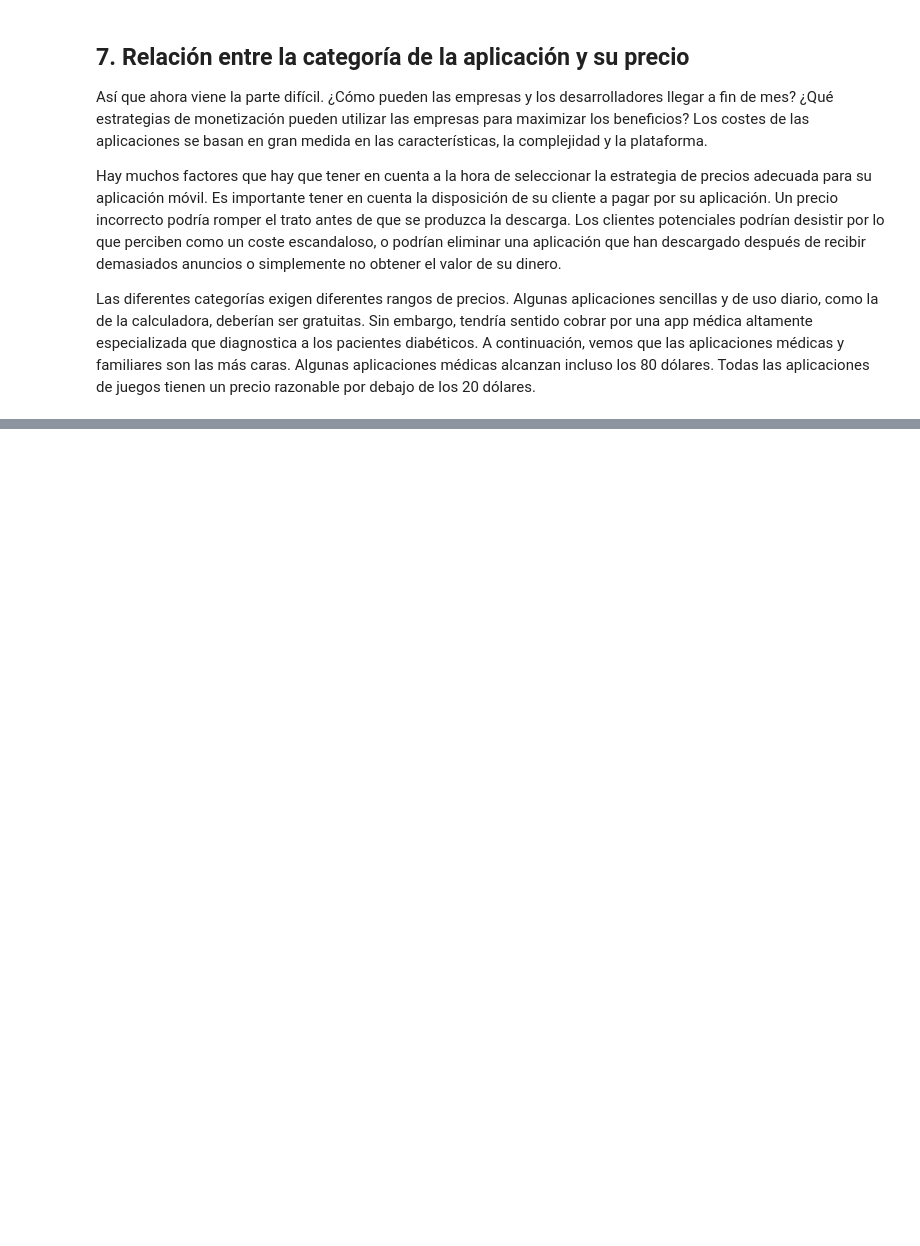
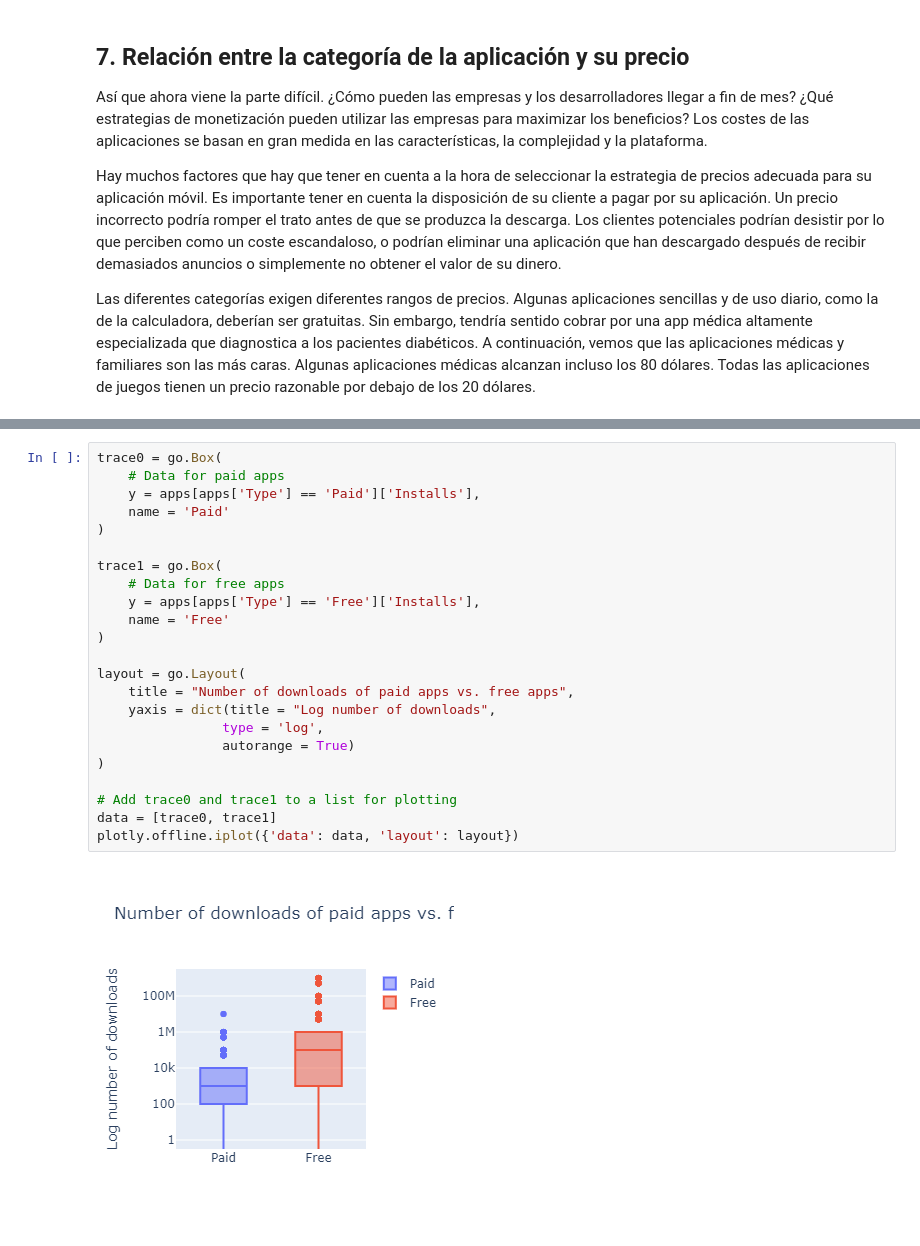
Before and after one commit to rodrig1547/Proyecto-Apps, a Jupyter notebook: Google Apps.ipynb, the cells around one changed output, grey strips where cells are left out. Saved outputs shown, nothing was run; the diff lists cells and outputs as text; blank space fills up the shorter version.

```diff
--- a/Google Apps.ipynb
+++ b/Google Apps.ipynb
@@ -234,0 +296,25 @@ Name: Category, Length: 9659, dtype: object
+# %%
+trace0 = go.Box(
+    # Data for paid apps
+    y = apps[apps['Type'] == 'Paid']['Installs'],
+    name = 'Paid'
+)
+
+trace1 = go.Box(
+    # Data for free apps
+    y = apps[apps['Type'] == 'Free']['Installs'],
+    name = 'Free'
+)
+
+layout = go.Layout(
+    title = "Number of downloads of paid apps vs. free apps",
+    yaxis = dict(title = "Log number of downloads",
+                type = 'log',
+                autorange = True)
+)
+
+# Add trace0 and trace1 to a list for plotting
+data = [trace0, trace1]
+plotly.offline.iplot({'data': data, 'layout': layout})
+# %% [output]
+[figure, added]
```
Also changed, not shown: parts of 24 cells of this notebook, 3 other files.
